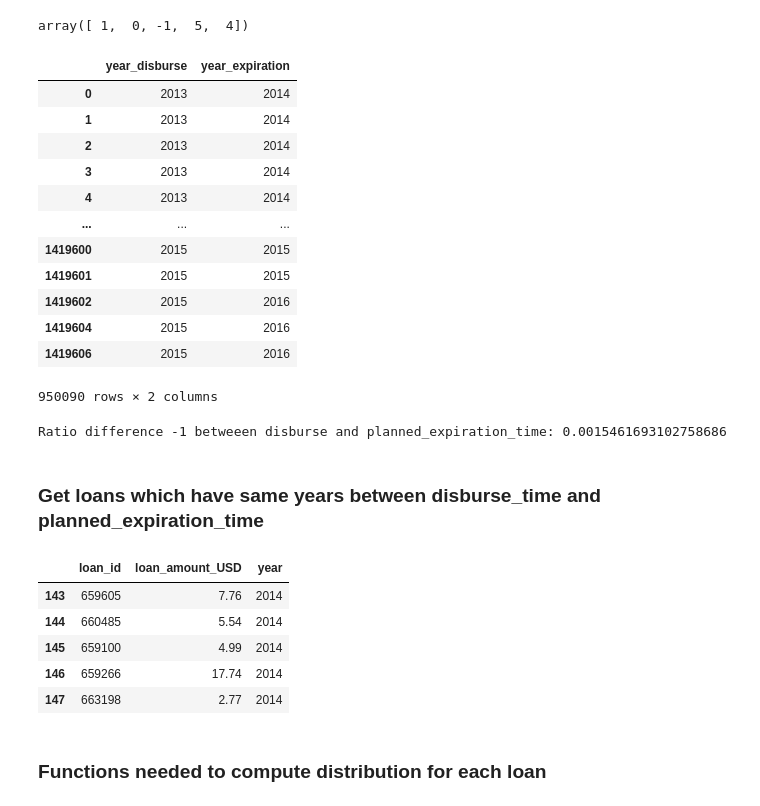
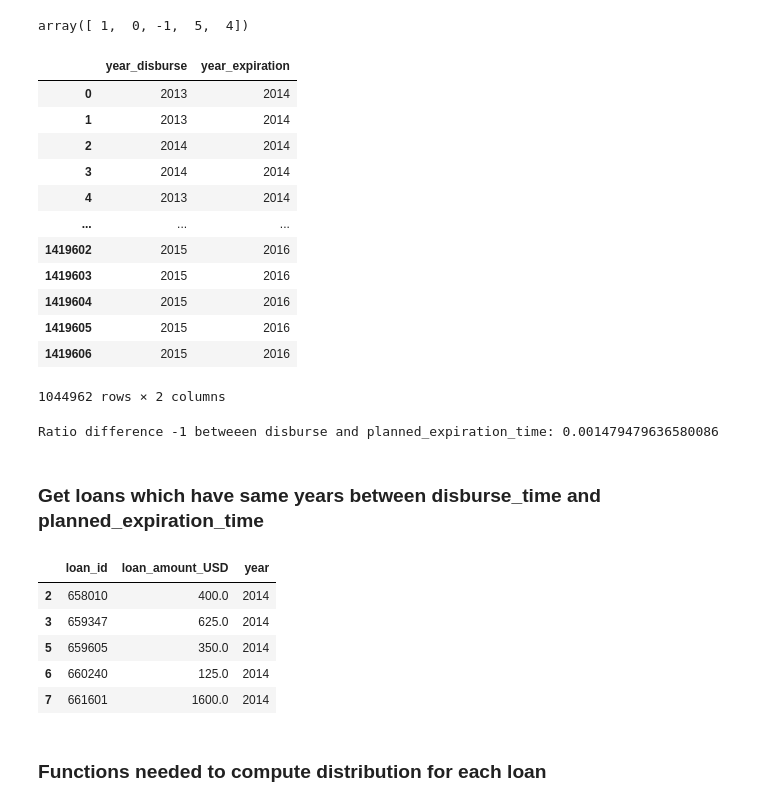
Before and after one commit to gaveter/Project_cs, a Jupyter notebook: Project.ipynb, the cells around one changed output. Drawn from its saved outputs; the diff is of its cells as text; code cells hidden in the pictures.

```diff
--- a/Project.ipynb
+++ b/Project.ipynb
@@ -778,27 +788,27 @@ loan_simplified_USD['difference_years'].unique()
 # %% [output]
 array([ 1,  0, -1,  5,  4])
 # %%
-loan_simplified_USD[['year_disburse','year_expiration']]
+loan_simplified[['year_disburse','year_expiration']]
 # %% [output]
 |  | year_disburse | year_expiration |
 | 0 | 2013 | 2014 |
 | 1 | 2013 | 2014 |
-| 2 | 2013 | 2014 |
-| 3 | 2013 | 2014 |
+| 2 | 2014 | 2014 |
+| 3 | 2014 | 2014 |
 | 4 | 2013 | 2014 |
 | ... | ... | ... |
-| 1419600 | 2015 | 2015 |
-| 1419601 | 2015 | 2015 |
 | 1419602 | 2015 | 2016 |
+| 1419603 | 2015 | 2016 |
 | 1419604 | 2015 | 2016 |
+| 1419605 | 2015 | 2016 |
 | 1419606 | 2015 | 2016 |
-950090 rows × 2 columns
+1044962 rows × 2 columns
 # %%
-disburse_after_expiration = loan_simplified_USD[loan_simplified_USD['difference_years']==-1]
-print("Ratio difference -1 betweeen disburse and planned_expiration_time: "+str(len(disburse_after_expiration) / len(loan_simplified_USD)))
+disburse_after_expiration = loan_simplified[loan_simplified['difference_years']==-1]
+print("Ratio difference -1 betweeen disburse and planned_expiration_time: "+str(len(disburse_after_expiration) / len(loan_simplified)))
 # %% [output]
-Ratio difference -1 betweeen disburse and planned_expiration_time: 0.0015461693102758686
+Ratio difference -1 betweeen disburse and planned_expiration_time: 0.001479479636580086
 # %%
-loan_simplified_USD.drop(index=disburse_after_expiration.index,inplace=True)
+loan_simplified.drop(index=disburse_after_expiration.index,inplace=True)
 # %% [markdown]
 ### Get loans which have same years between disburse_time and planned_expiration_time
@@ -810,11 +815,16 @@ distribution_loan_USD = sameYear_loan_USD[['loan_id','loan_amount_conversion_USD
+# %%
+sameYear_loan = loan_simplified[loan_simplified['year_disburse']==loan_simplified['year_expiration']]
+index_sameYear = sameYear_loan.index
+# %%
+distribution_loan = sameYear_loan[['loan_id','loan_amount','year_expiration']]
 # %%
-distribution_loan_USD.columns = ['loan_id','loan_amount_USD','year']
-distribution_loan_USD.head()
+distribution_loan.columns = ['loan_id','loan_amount_USD','year']
+distribution_loan.head()
 # %% [output]
 |  | loan_id | loan_amount_USD | year |
-| 143 | 659605 | 7.76 | 2014 |
-| 144 | 660485 | 5.54 | 2014 |
-| 145 | 659100 | 4.99 | 2014 |
-| 146 | 659266 | 17.74 | 2014 |
-| 147 | 663198 | 2.77 | 2014 |
+| 2 | 658010 | 400.0 | 2014 |
+| 3 | 659347 | 625.0 | 2014 |
+| 5 | 659605 | 350.0 | 2014 |
+| 6 | 660240 | 125.0 | 2014 |
+| 7 | 661601 | 1600.0 | 2014 |
 # %%
```
Also changed, not shown: parts of 34 cells of this notebook.
